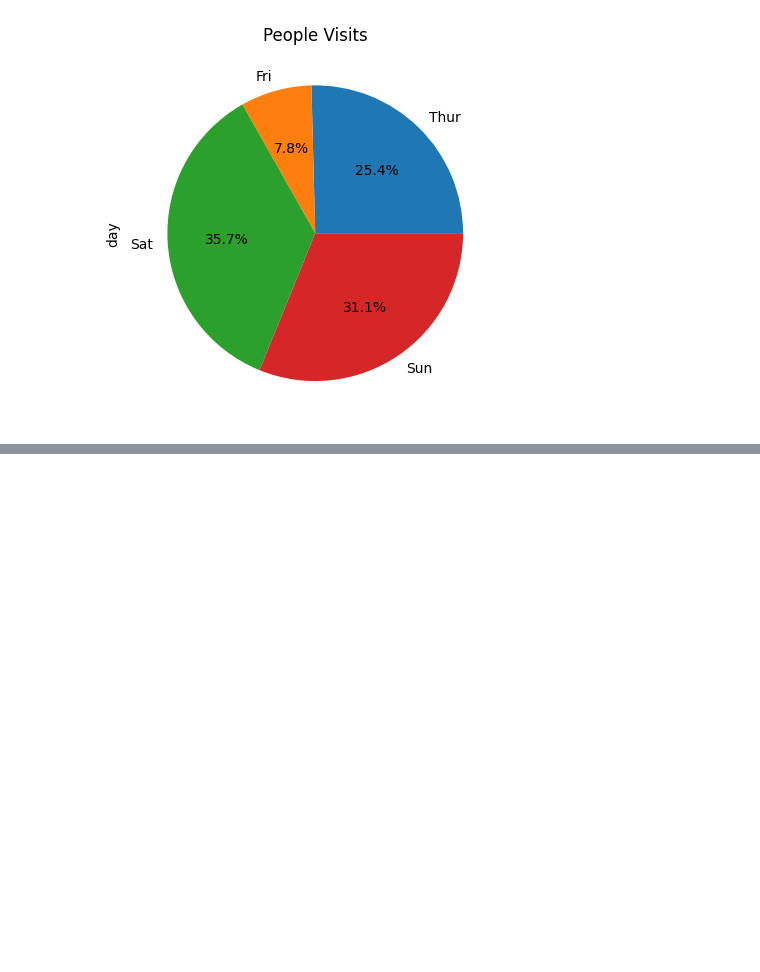
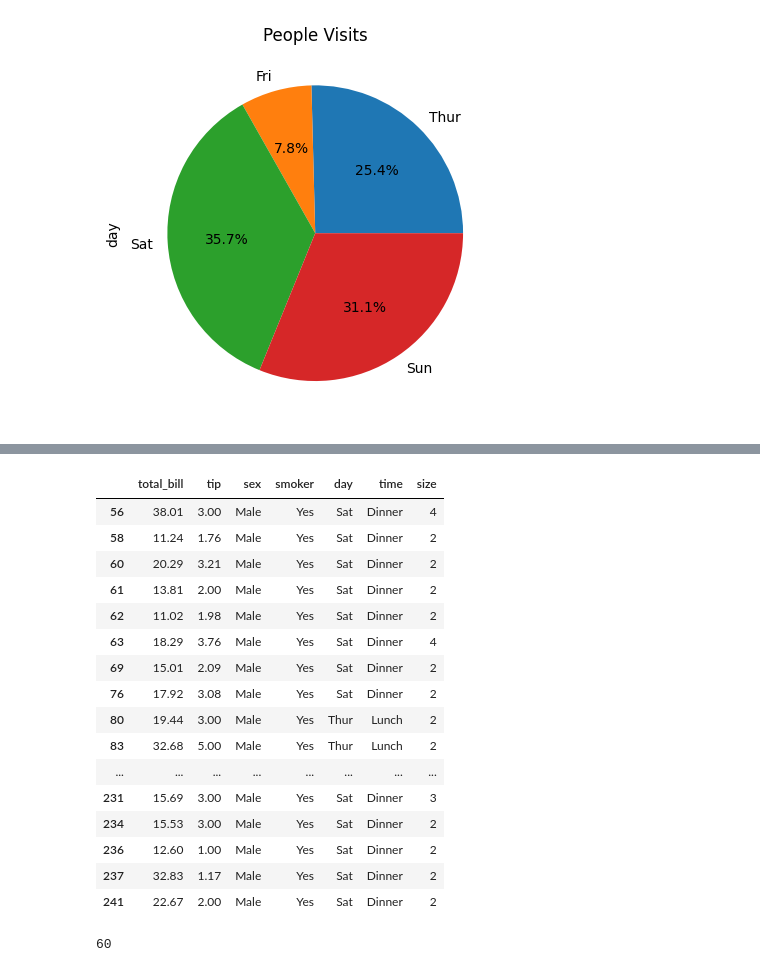
Before and after one commit to AnukulSri/Data-Analysis, a Jupyter notebook: Tips_Analysis/tippp.ipynb, the cells around one changed output, grey strips where cells are left out. Saved outputs shown, nothing was run; the diff lists cells and outputs as text; code cells hidden in the pictures; blank space fills up the shorter version.

```diff
--- a/Tips_Analysis/tippp.ipynb
+++ b/Tips_Analysis/tippp.ipynb
@@ -301,0 +325,3 @@ px.bar(a,x=a.index,y=a,color=a.index)
+# %%
+male_check = df['sex']=='Male'
+df[male_check]
@@ -301,0 +342,3 @@ px.bar(a,x=a.index,y=a,color=a.index)
+# %%
+smoker_check = df['smoker']=='Yes'
+df[smoker_check]
@@ -301,0 +376,25 @@ px.bar(a,x=a.index,y=a,color=a.index)
+# %%
+a= df[male_check & smoker_check]
+a
+# %% [output]
+|  | total_bill | tip | sex | smoker | day | time | size |
+| 56 | 38.01 | 3.00 | Male | Yes | Sat | Dinner | 4 |
+| 58 | 11.24 | 1.76 | Male | Yes | Sat | Dinner | 2 |
+| 60 | 20.29 | 3.21 | Male | Yes | Sat | Dinner | 2 |
+| 61 | 13.81 | 2.00 | Male | Yes | Sat | Dinner | 2 |
+| 62 | 11.02 | 1.98 | Male | Yes | Sat | Dinner | 2 |
+| 63 | 18.29 | 3.76 | Male | Yes | Sat | Dinner | 4 |
+| 69 | 15.01 | 2.09 | Male | Yes | Sat | Dinner | 2 |
+| 76 | 17.92 | 3.08 | Male | Yes | Sat | Dinner | 2 |
+| 80 | 19.44 | 3.00 | Male | Yes | Thur | Lunch | 2 |
+| 83 | 32.68 | 5.00 | Male | Yes | Thur | Lunch | 2 |
+| ... | ... | ... | ... | ... | ... | ... | ... |
+| 231 | 15.69 | 3.00 | Male | Yes | Sat | Dinner | 3 |
+| 234 | 15.53 | 3.00 | Male | Yes | Sat | Dinner | 2 |
+| 236 | 12.60 | 1.00 | Male | Yes | Sat | Dinner | 2 |
+| 237 | 32.83 | 1.17 | Male | Yes | Sat | Dinner | 2 |
+| 241 | 22.67 | 2.00 | Male | Yes | Sat | Dinner | 2 |
+# %%
+a['smoker'].count()
+# %% [output]
+60
```
Also changed, not shown: parts of 16 cells of this notebook.
